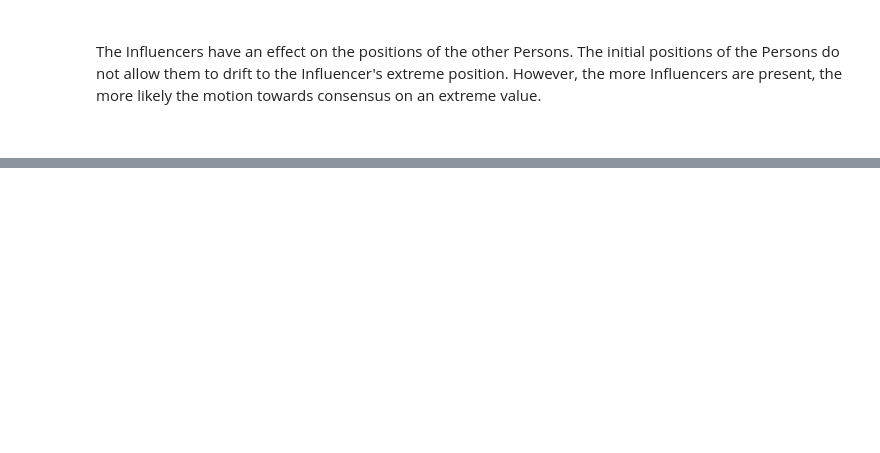
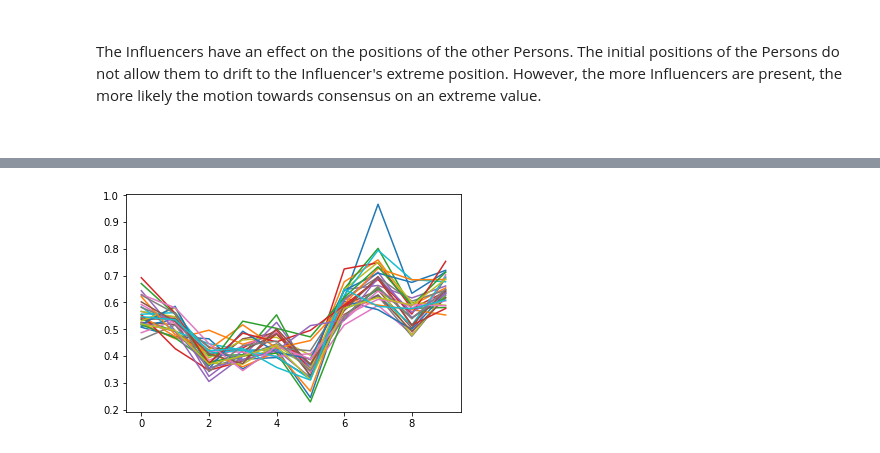
Before and after one commit to SmilodonCub/DATA620, a Jupyter notebook: Social_Network_Analysis_4Startups.ipynb, the cells around one changed output, grey strips where cells are left out. Saved outputs shown, nothing was run; the diff lists cells and outputs as text; code cells hidden in the pictures; blank space fills up the shorter version.

```diff
--- a/Social_Network_Analysis_4Startups.ipynb
+++ b/Social_Network_Analysis_4Startups.ipynb
@@ -985,7 +997,7 @@ for i in range( 60 ):
 # %%
 # define an Inluencer as a child of Person
 
-class Influencer( Person ):
+class Influencer( Person2 ):
     def __init__( self, ID ):
         self.id = ID
         self.i = r.random()
@@ -1020,0 +1041,41 @@ The Influencers have an effect on the positions of the other Persons. The initia
+# %%
+# simulation: add to the Person class
+class Person3( object ):
+
+    def __init__( self, id ):
+        self.id = id
+        self.i = r.random()
+        self.a = self.i
+        self.alpha = 0.8
+
+    def __str__( self ):
+        return( str( self.id ) )
+
+    def interact( self ):
+        partner = r.choice( list( g.nodes() ) )
+        s = 0.5*( self.a + partner.a )
+        self.a = (1-self.alpha)*self.i + self.alpha*s
+        g.add_edge( self, partner,
+                   weight = (1-self.a-partner.a))
+# %%
+density = 0.9
+g = nx.Graph()
+num_person = 10
+
+for i in range( num_person ):
+    p = Person3( i )
+    g.add_node( p )
+for x in g.nodes():
+    for y in g.nodes():
+        if r.random() <= density:
+            g.add_edge( x,y )
+# %%
+# run in a loop and observe how the network changes over time
+for i in range( 30 ):
+    for node in g.nodes():
+        node.interact()
+    col = [n.a for n in g.nodes()]
+    #print( col )
+    plt.plot( col )
+# %% [output]
+[figure, added]
```
Also changed, not shown: parts of 11 cells of this notebook.
